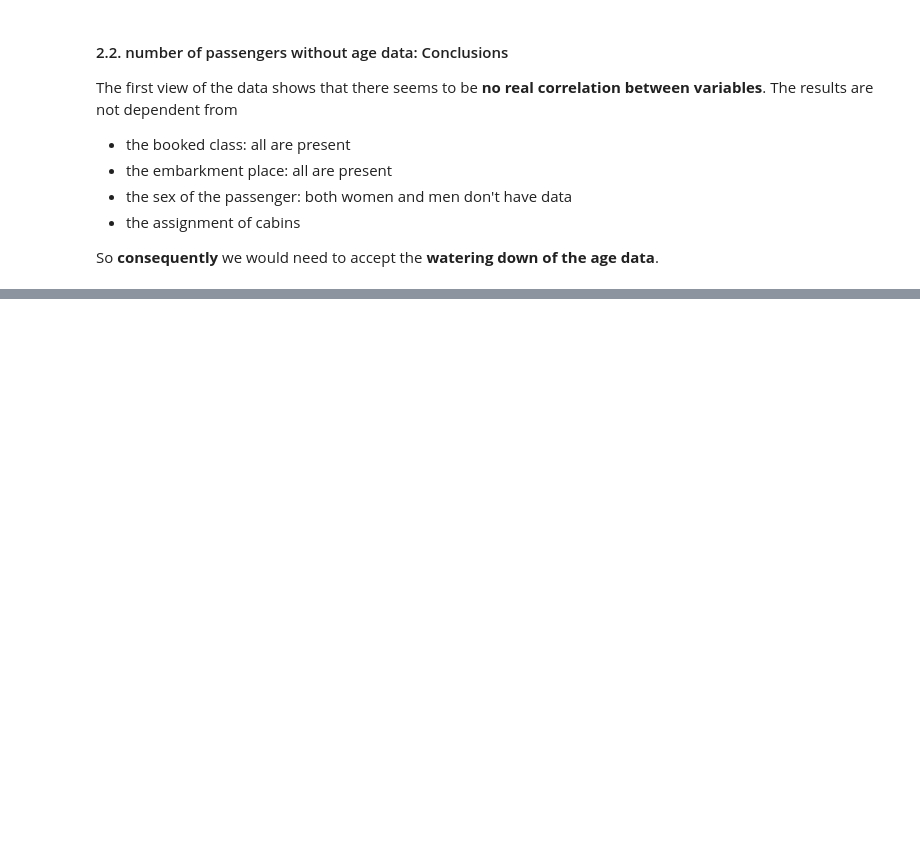
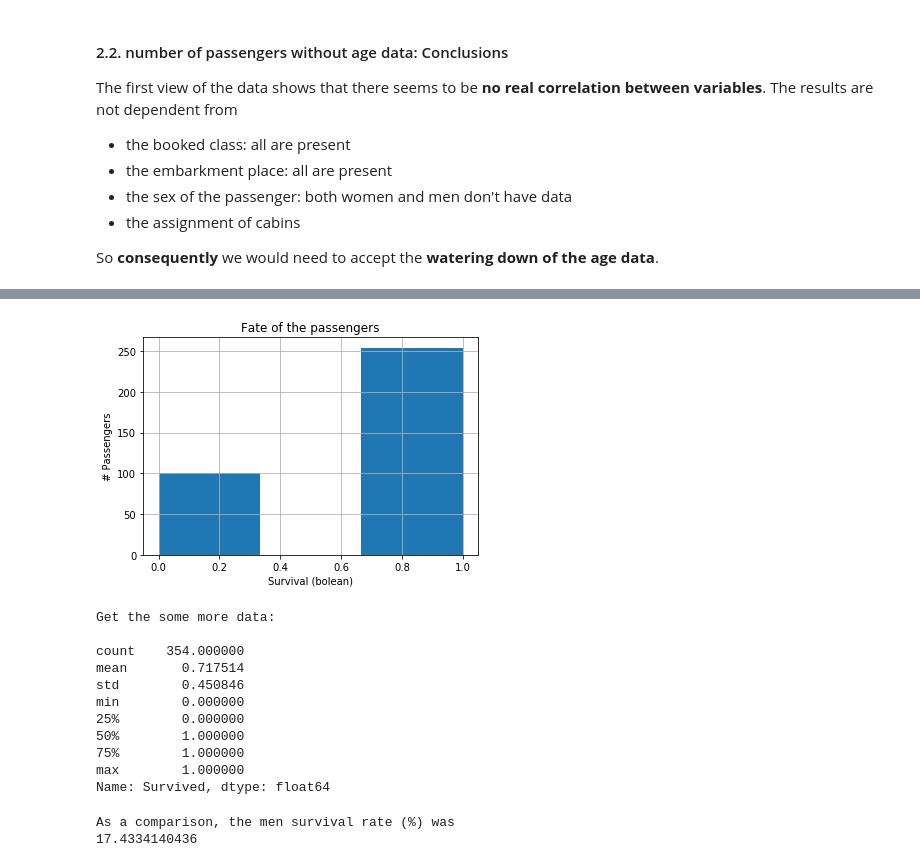
Before and after one commit to guillaumesimler/nanodap1, a Jupyter notebook: Titanic Data - DAND Project 1.ipynb, the cells around one changed output, grey strips where cells are left out. Drawn from its saved outputs; the diff is of its cells as text; code cells hidden in the pictures; blank space fills up the shorter version.

Commit message:
'Women and children first' checked

```diff
--- a/Titanic Data - DAND Project 1.ipynb
+++ b/Titanic Data - DAND Project 1.ipynb
@@ -133,0 +265,16 @@ So **consequently** we would need to accept the **watering down of the age data*
+# %%
+# Get the women and children data
+
+# Get the women and girls
+women_on_board = passenger_df.loc[passenger_df['Sex'] == 'female']
+
+# Get the boys in
+
+## Define a maximum age for boyhood
+max_age = 15
+
+boys_on_board = passenger_df.loc[passenger_df['Sex'] == 'male'].loc[passenger_df['Age'] <= max_age]
+
+men_on_board = passenger_df.loc[passenger_df['Sex'] == 'male'].loc[passenger_df['Age'] > max_age]
+
+women_and_children = women_on_board.merge(boys_on_board, how='outer')
@@ -133,0 +297,21 @@ So **consequently** we would need to accept the **watering down of the age data*
+# %%
+display_survivalrate(women_and_children['Survived'])
+# %% [output]
+[figure, added]
+Get the some more data:
+
+count    354.000000
+mean       0.717514
+std        0.450846
+min        0.000000
+25%        0.000000
+50%        1.000000
+75%        1.000000
+max        1.000000
+Name: Survived, dtype: float64
+# %%
+print "As a comparison, the men survival rate (%) was"
+print men_on_board['Survived'].mean() * 100
+# %% [output]
+As a comparison, the men survival rate (%) was
+17.4334140436
```
Also changed, not shown: parts of 21 cells of this notebook.
